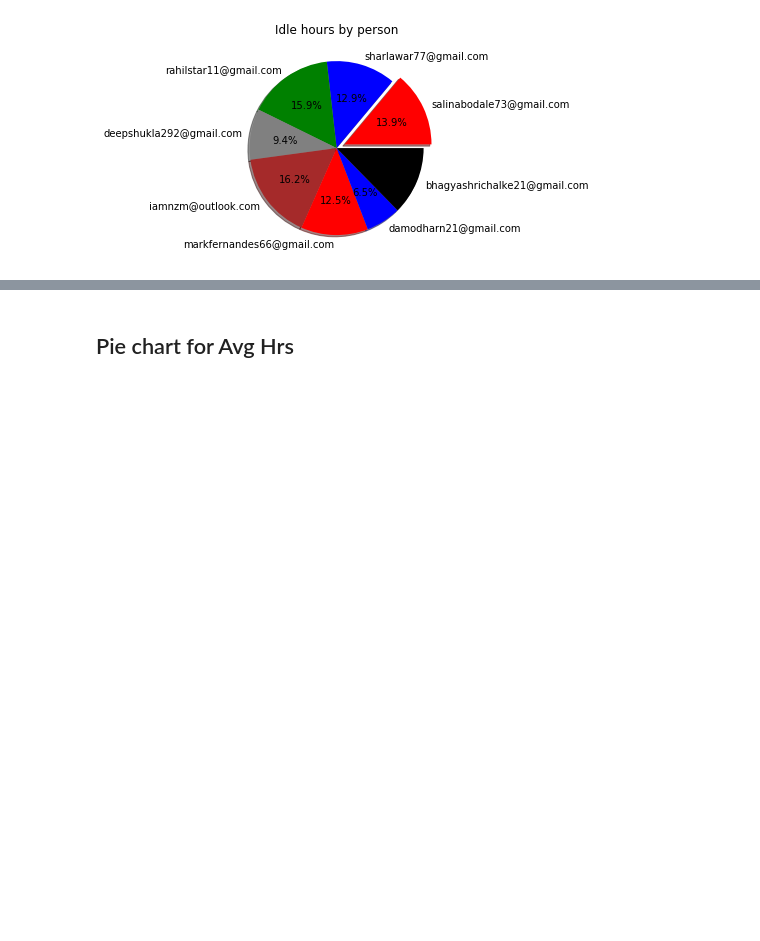
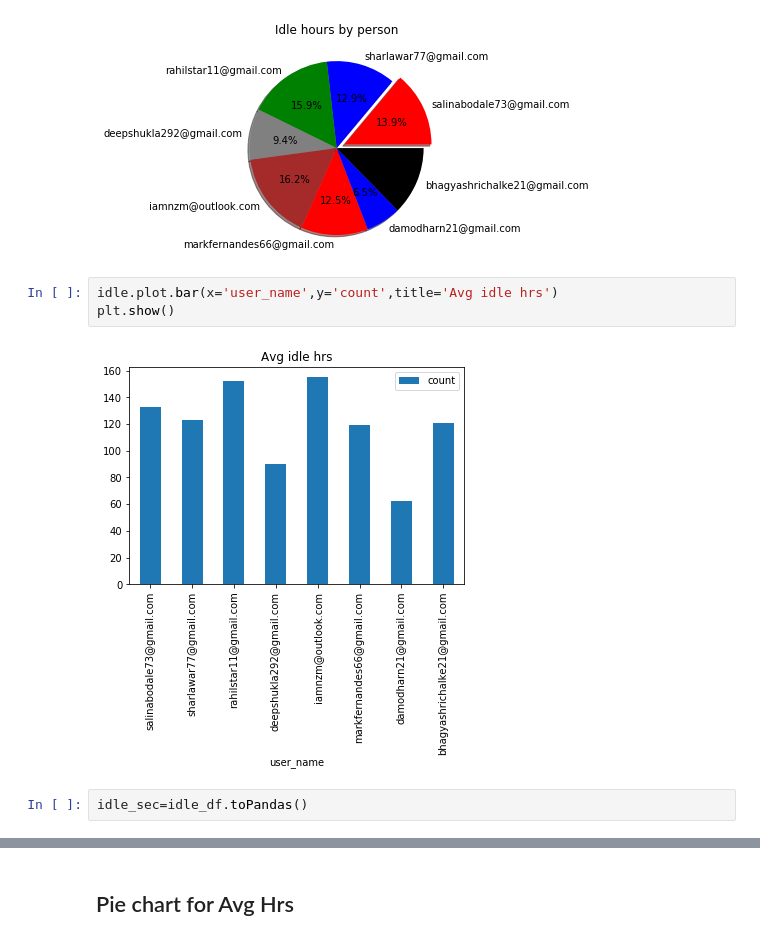
Before and after one commit to Amar-Pawar/Apache-Spark, a Jupyter notebook: DataFrames/pyspark_dataframe_sql.ipynb, the cells around one changed output, grey strips where cells are left out. Cells and saved outputs as stored; diff of their text form; blank space fills up the shorter version.

Commit message:
[Amar Pawar] Add: Bar charts for vizualization

```diff
--- a/DataFrames/pyspark_dataframe_sql.ipynb
+++ b/DataFrames/pyspark_dataframe_sql.ipynb
@@ -232,3 +239,10 @@ plt.title("Idle hours by person")
 plt.show()
 # %% [output]
 [figure]
+# %%
+idle.plot.bar(x='user_name',y='count',title='Avg idle hrs')
+plt.show()
+# %% [output]
+[figure, added]
+# %%
+idle_sec=idle_df.toPandas()
```
Also changed, not shown: parts of 4 cells of this notebook.
